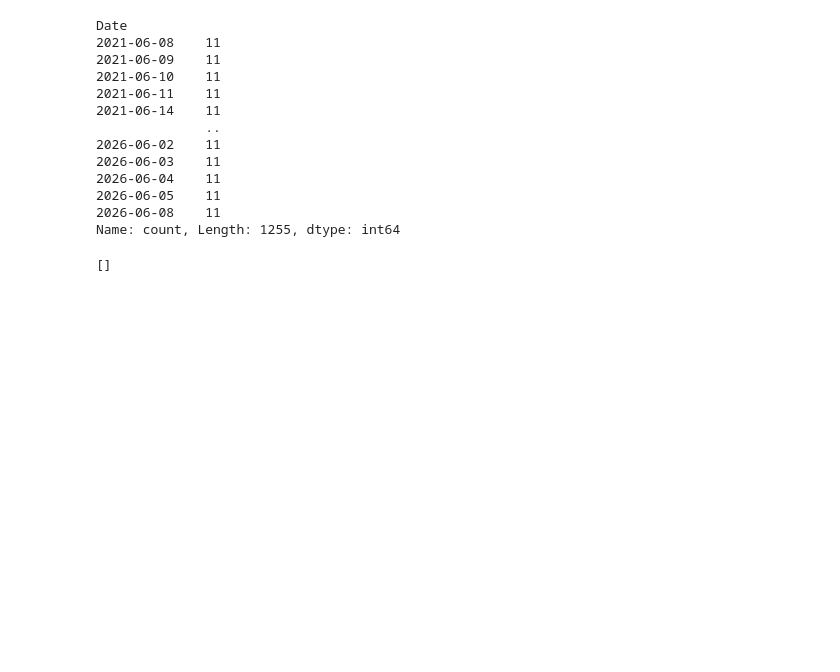
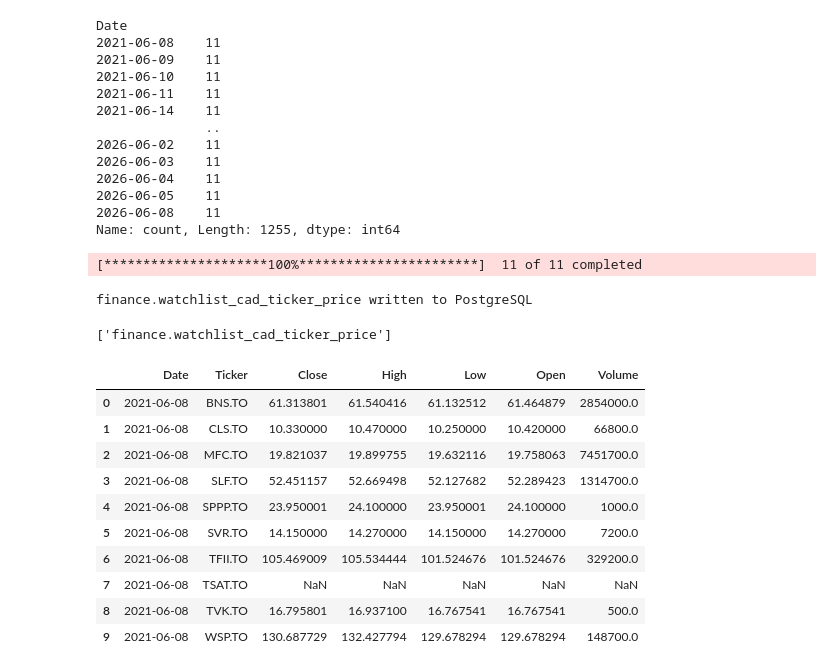
Before and after one commit to miketcchung/homelab-data-engineering, a Jupyter notebook: finance_eda.ipynb, the cells around one changed output. Cells and saved outputs as stored; diff of their text form; code cells hidden in the pictures; blank space fills up the shorter version.

Commit message:
Tested table write to Postgres and fixed bug

```diff
--- a/finance_eda.ipynb
+++ b/finance_eda.ipynb
@@ -180,10 +180,3 @@ def get_database_uri():
 # %%
 db_uri = get_database_uri()
 engine = create_engine(db_uri)
-# %%
-insp = inspect(engine)
-tables = insp.get_table_names()
-tables = [x for x in tables if "finance" in x]
-print(tables)
-# %% [output]
-[]
@@ -189,0 +220,27 @@ print(tables)
+# %%
+cad_ticker_price_task()
+# %% [output]
+[*********************100%***********************]  11 of 11 completed
+finance.watchlist_cad_ticker_price written to PostgreSQL
+# %%
+insp = inspect(engine)
+tables = insp.get_table_names()
+tables = [x for x in tables if "finance" in x]
+print(tables)
+# %% [output]
+['finance.watchlist_cad_ticker_price']
+# %%
+df = pd.read_sql_table("finance.watchlist_cad_ticker_price", con=engine)
+df.head(10)
+# %% [output]
+|  | Date | Ticker | Close | High | Low | Open | Volume |
+| 0 | 2021-06-08 | BNS.TO | 61.313801 | 61.540416 | 61.132512 | 61.464879 | 2854000.0 |
+| 1 | 2021-06-08 | CLS.TO | 10.330000 | 10.470000 | 10.250000 | 10.420000 | 66800.0 |
+| 2 | 2021-06-08 | MFC.TO | 19.821037 | 19.899755 | 19.632116 | 19.758063 | 7451700.0 |
+| 3 | 2021-06-08 | SLF.TO | 52.451157 | 52.669498 | 52.127682 | 52.289423 | 1314700.0 |
+| 4 | 2021-06-08 | SPPP.TO | 23.950001 | 24.100000 | 23.950001 | 24.100000 | 1000.0 |
+| 5 | 2021-06-08 | SVR.TO | 14.150000 | 14.270000 | 14.150000 | 14.270000 | 7200.0 |
+| 6 | 2021-06-08 | TFII.TO | 105.469009 | 105.534444 | 101.524676 | 101.524676 | 329200.0 |
+| 7 | 2021-06-08 | TSAT.TO | NaN | NaN | NaN | NaN | NaN |
+| 8 | 2021-06-08 | TVK.TO | 16.795801 | 16.937100 | 16.767541 | 16.767541 | 500.0 |
+| 9 | 2021-06-08 | WSP.TO | 130.687729 | 132.427794 | 129.678294 | 129.678294 | 148700.0 |
```
Also changed, not shown: parts of 2 cells of this notebook, 1 other file.
